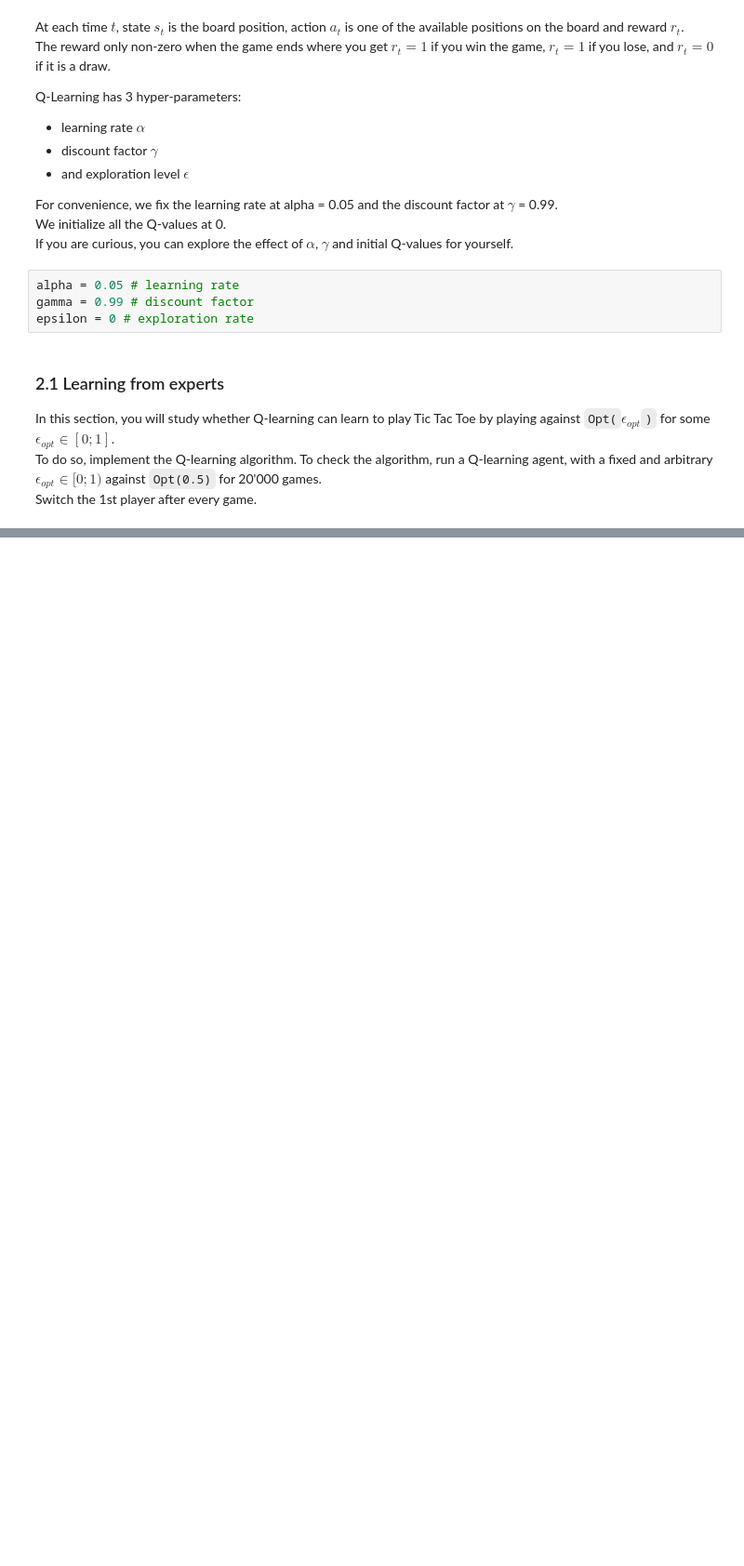
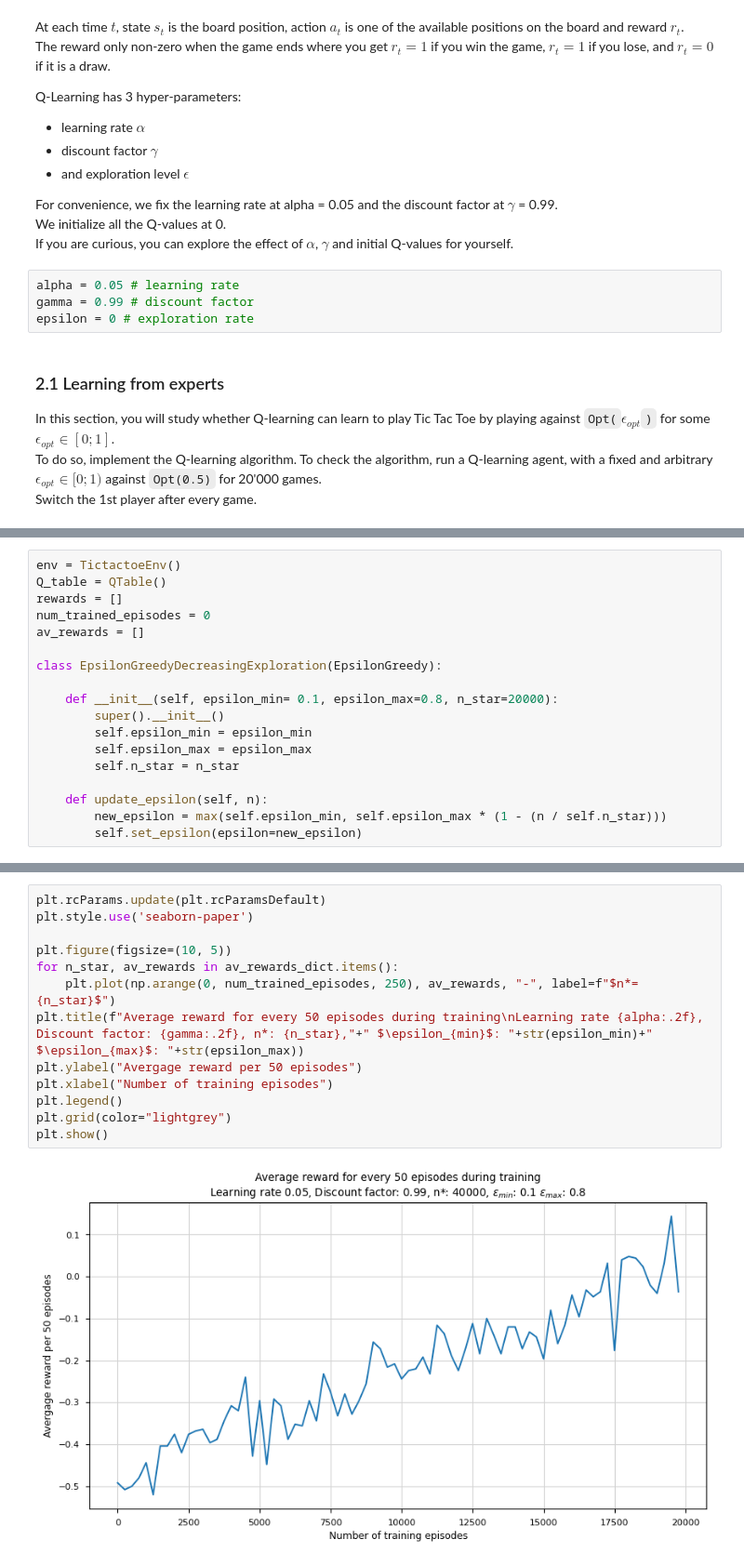
Before and after one commit to albertaillet/Miniproject1, a Jupyter notebook: Q-learning.ipynb, the cells around one changed output, grey strips where cells are left out. Shown at 93% size. Saved outputs shown, nothing was run; the diff lists cells and outputs as text; blank space fills up the shorter version.

```diff
--- a/Q-learning.ipynb
+++ b/Q-learning.ipynb
@@ -205,0 +187,18 @@ def epslion_greedy(state):
+# %%
+env = TictactoeEnv()
+Q_table = QTable()
+rewards = []
+num_trained_episodes = 0
+av_rewards = []
+
+class EpsilonGreedyDecreasingExploration(EpsilonGreedy):
+
+    def __init__(self, epsilon_min= 0.1, epsilon_max=0.8, n_star=20000):
+        super().__init__()
+        self.epsilon_min = epsilon_min
+        self.epsilon_max = epsilon_max
+        self.n_star = n_star
+
+    def update_epsilon(self, n):
+        new_epsilon = max(self.epsilon_min, self.epsilon_max * (1 - (n / self.n_star)))
+        self.set_epsilon(epsilon=new_epsilon)
@@ -247,0 +272,15 @@ for itr in tqdm(range(num_episodes), desc="Q-learning"):
+# %%
+plt.rcParams.update(plt.rcParamsDefault)
+plt.style.use('seaborn-paper')
+
+plt.figure(figsize=(10, 5))
+for n_star, av_rewards in av_rewards_dict.items():
+    plt.plot(np.arange(0, num_trained_episodes, 250), av_rewards, "-", label=f"$n*={n_star}$")
+plt.title(f"Average reward for every 50 episodes during training\nLearning rate {alpha:.2f}, Discount factor: {gamma:.2f}, n*: {n_star},"+" $\epsilon_{min}$: "+str(epsilon_min)+" $\epsilon_{max}$: "+str(epsilon_max))
+plt.ylabel("Avergage reward per 50 episodes")
+plt.xlabel("Number of training episodes")
+plt.legend()
+plt.grid(color="lightgrey")
+plt.show()
+# %% [output]
+[figure, added]
```
Also changed, not shown: parts of 14 cells of this notebook.
